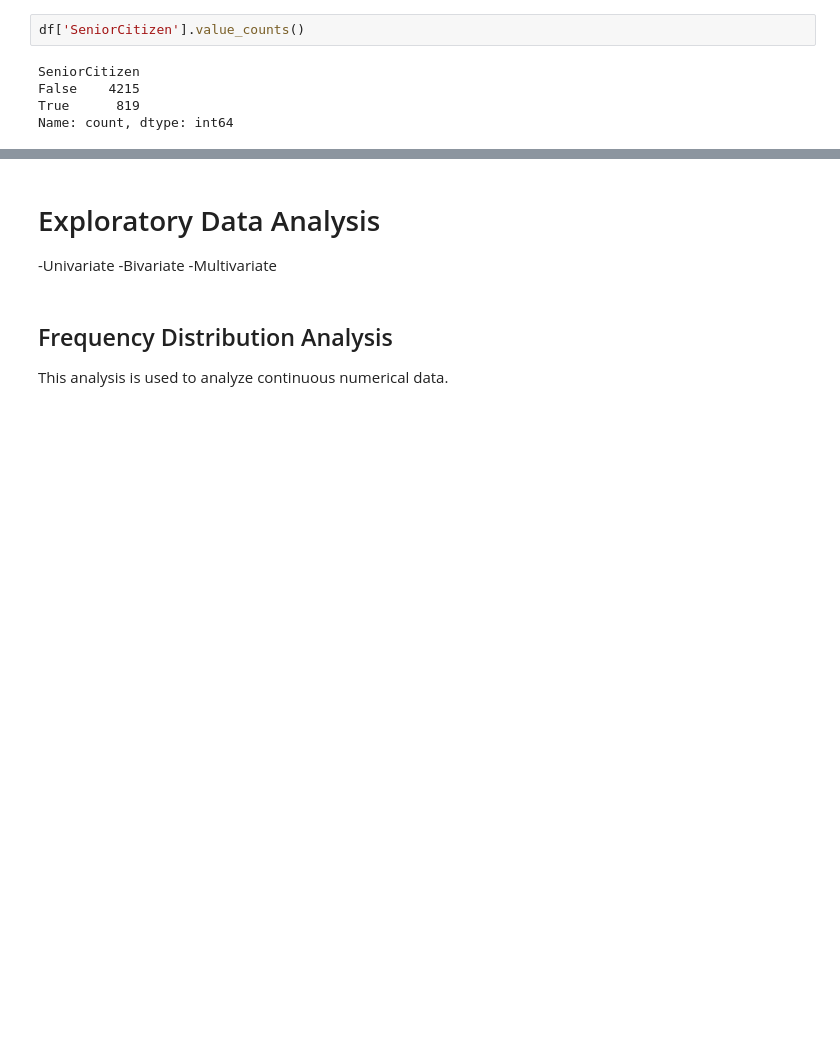
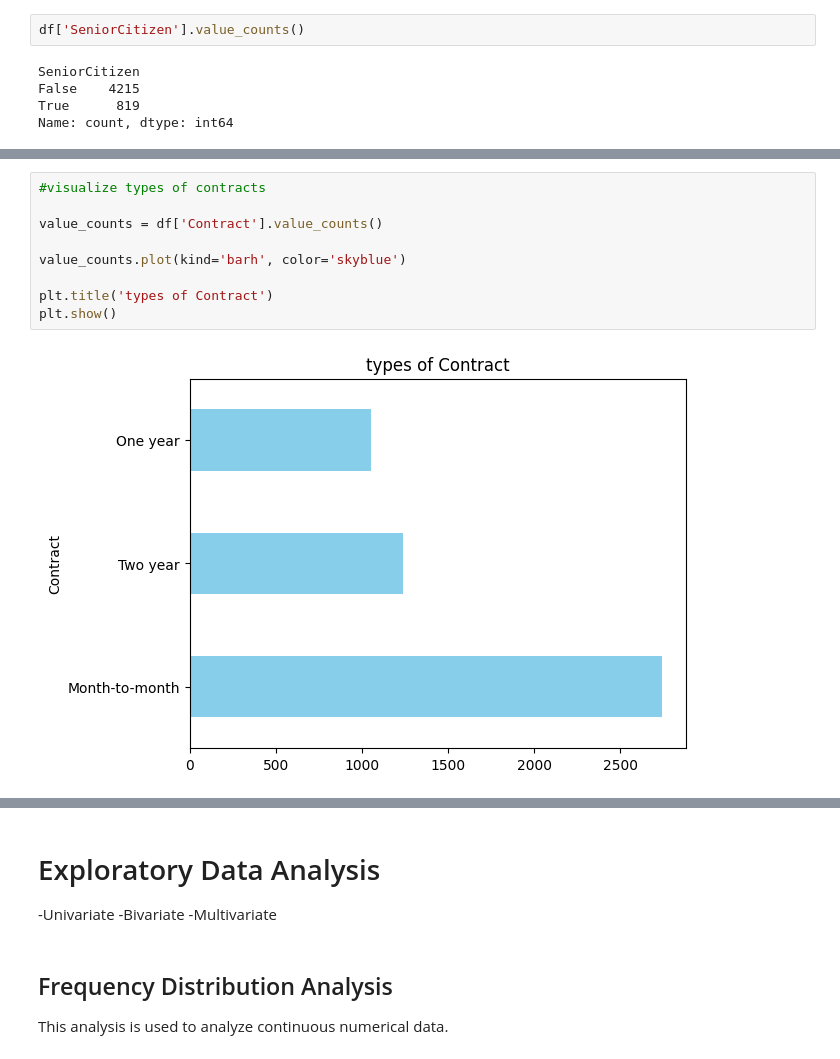
Before and after one commit to sethsot/Telco-Churn, a Jupyter notebook: draft.ipynb, the cells around one changed output, grey strips where cells are left out. Saved outputs shown, nothing was run; the diff lists cells and outputs as text; blank space fills up the shorter version.

```diff
--- a/draft.ipynb
+++ b/draft.ipynb
@@ -1134,3 +1233,14 @@ Name: count, dtype: int64
+# %%
+#visualize types of contracts
+
+value_counts = df['Contract'].value_counts()
+
+value_counts.plot(kind='barh', color='skyblue')
+
+plt.title('types of Contract')
+plt.show()
+# %% [output]
+[figure, added]
 # %%
 df.info()
 # %% [output]
```
Also changed, not shown: parts of 96 cells of this notebook.
